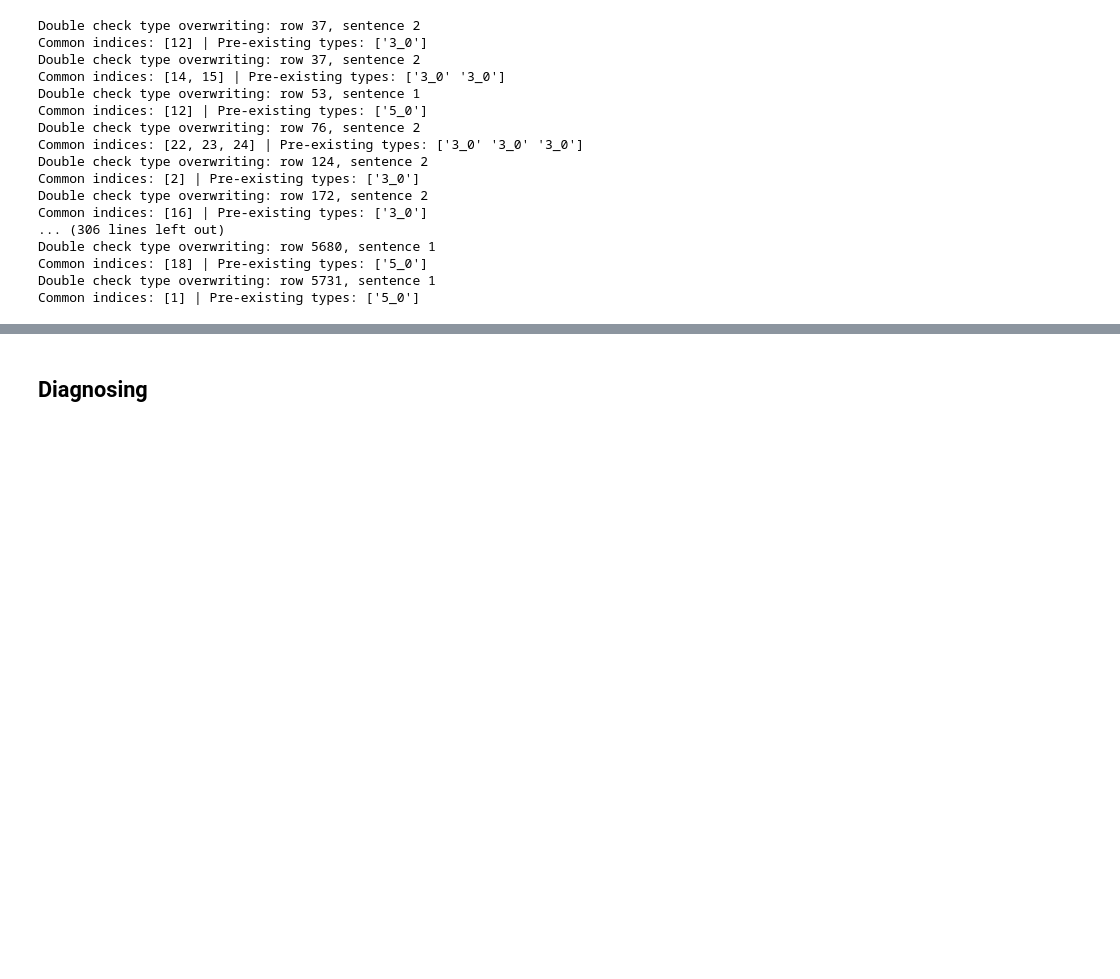
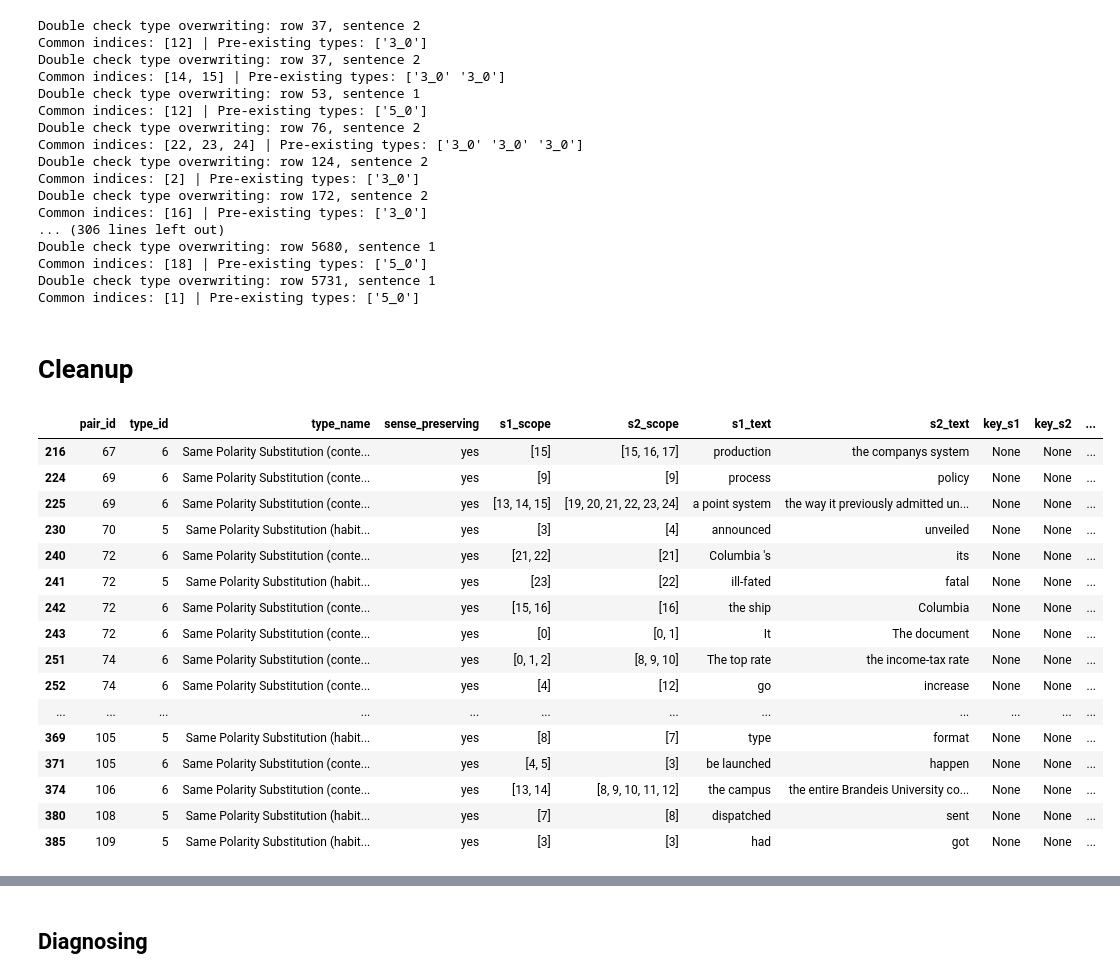
Before and after one commit to lucasadelino/thesis, a Jupyter notebook: reannotation.ipynb, the cells around one changed output, grey strips where cells are left out. Cells and saved outputs as stored; diff of their text form; code cells hidden in the pictures; blank space fills up the shorter version.

```diff
--- a/reannotation.ipynb
+++ b/reannotation.ipynb
@@ -1941,3 +1960,25 @@ Double check type overwriting: row 5680, sentence 1
 Common indices: [18] | Pre-existing types: ['5_0']
 Double check type overwriting: row 5731, sentence 1
 Common indices: [1] | Pre-existing types: ['5_0']
+# %% [markdown]
+# Cleanup
+# %%
+textual_paraphrases[textual_paraphrases['type_id'].isin([5,6])][40:80]
+# %% [output]
+|  | pair_id | type_id | type_name | sense_preserving | s1_scope | s2_scope | s1_text | s2_text | key_s1 | key_s2 | ... |
+| 216 | 67 | 6 | Same Polarity Substitution (conte... | yes | [15] | [15, 16, 17] | production | the companys system | None | None | ... |
+| 224 | 69 | 6 | Same Polarity Substitution (conte... | yes | [9] | [9] | process | policy | None | None | ... |
+| 225 | 69 | 6 | Same Polarity Substitution (conte... | yes | [13, 14, 15] | [19, 20, 21, 22, 23, 24] | a point system | the way it previously admitted un... | None | None | ... |
+| 230 | 70 | 5 | Same Polarity Substitution (habit... | yes | [3] | [4] | announced | unveiled | None | None | ... |
+| 240 | 72 | 6 | Same Polarity Substitution (conte... | yes | [21, 22] | [21] | Columbia 's | its | None | None | ... |
+| 241 | 72 | 5 | Same Polarity Substitution (habit... | yes | [23] | [22] | ill-fated | fatal | None | None | ... |
+| 242 | 72 | 6 | Same Polarity Substitution (conte... | yes | [15, 16] | [16] | the ship | Columbia | None | None | ... |
+| 243 | 72 | 6 | Same Polarity Substitution (conte... | yes | [0] | [0, 1] | It | The document | None | None | ... |
+| 251 | 74 | 6 | Same Polarity Substitution (conte... | yes | [0, 1, 2] | [8, 9, 10] | The top rate | the income-tax rate | None | None | ... |
+| 252 | 74 | 6 | Same Polarity Substitution (conte... | yes | [4] | [12] | go | increase | None | None | ... |
+| ... | ... | ... | ... | ... | ... | ... | ... | ... | ... | ... | ... |
+| 369 | 105 | 5 | Same Polarity Substitution (habit... | yes | [8] | [7] | type | format | None | None | ... |
+| 371 | 105 | 6 | Same Polarity Substitution (conte... | yes | [4, 5] | [3] | be launched | happen | None | None | ... |
+| 374 | 106 | 6 | Same Polarity Substitution (conte... | yes | [13, 14] | [8, 9, 10, 11, 12] | the campus | the entire Brandeis University co... | None | None | ... |
+| 380 | 108 | 5 | Same Polarity Substitution (habit... | yes | [7] | [8] | dispatched | sent | None | None | ... |
+| 385 | 109 | 5 | Same Polarity Substitution (habit... | yes | [3] | [3] | had | got | None | None | ... |
```
Also changed, not shown: parts of 39 cells of this notebook.
